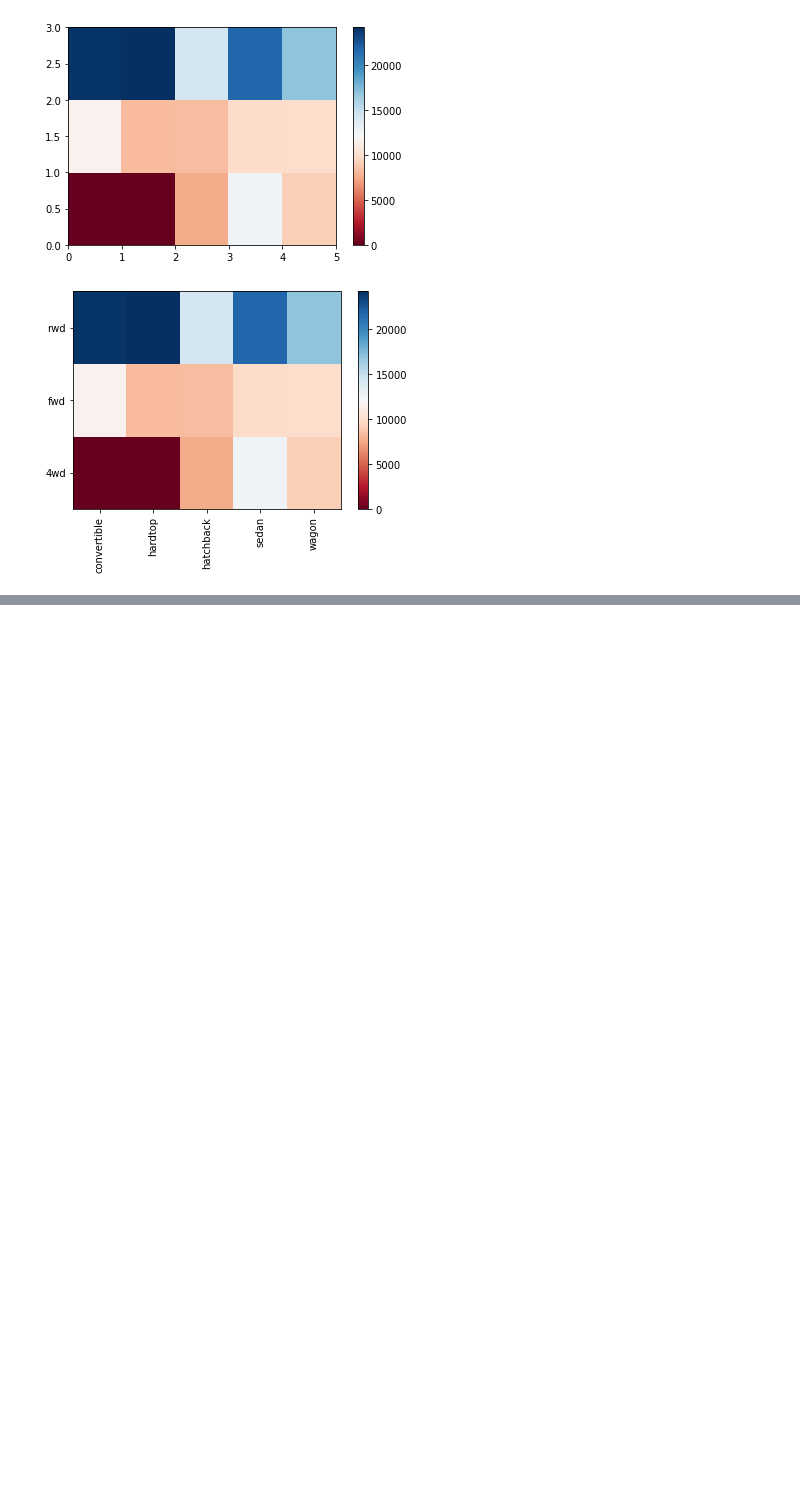
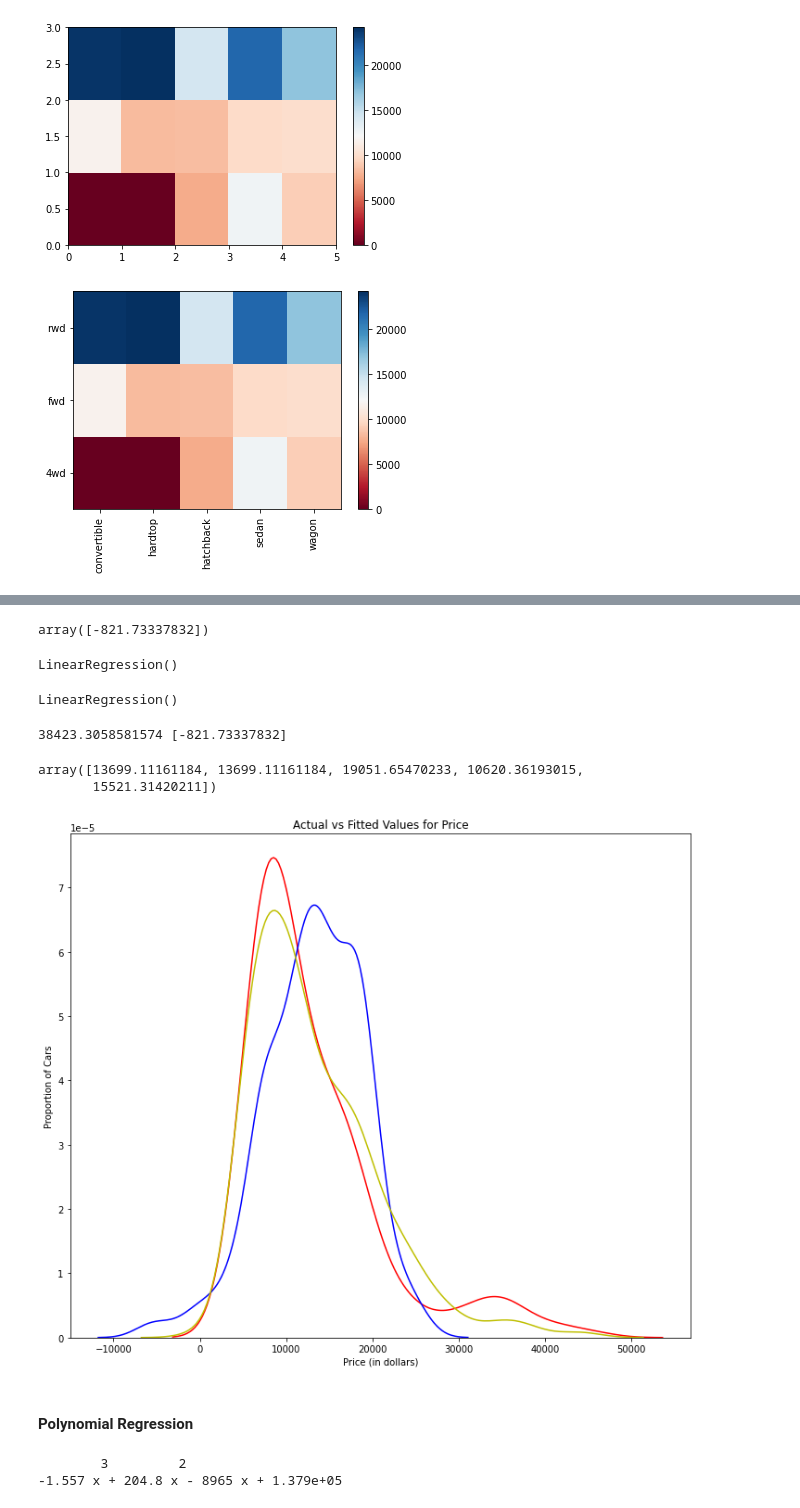
Before and after one commit to nitin-sony/IBM-repo, a Jupyter notebook: predict-price-of-car.ipynb, the cells around one changed output, grey strips where cells are left out. Saved outputs shown, nothing was run; the diff lists cells and outputs as text; code cells hidden in the pictures; blank space fills up the shorter version.

```diff
--- a/predict-price-of-car.ipynb
+++ b/predict-price-of-car.ipynb
@@ -305,0 +508,3 @@ plt.show()
+# %%
+Yhat=lm.predict(X)
+Yhat[0:5]
@@ -305,0 +518,43 @@ plt.show()
+# %%
+lm.coef_
+# %% [output]
+array([-821.73337832])
+# %%
+lm1 = LinearRegression()
+lm1
+# %% [output]
+LinearRegression()
+# %%
+Z = df[['horsepower', 'curb-weight', 'engine-size', 'highway-mpg']]
+lm1.fit(Z, df['price'])
+# %% [output]
+LinearRegression()
+# %%
+print(lm.intercept_, lm.coef_)
+# %% [output]
+38423.3058581574 [-821.73337832]
+# %%
+Zhat=lm1.predict(Z)
+Zhat[0:5]
+# %% [output]
+array([13699.11161184, 13699.11161184, 19051.65470233, 10620.36193015,
+       15521.31420211])
+# %%
+width = 12
+height = 10
+plt.figure(figsize=(width, height))
+
+ax1 = sns.distplot(df['price'], hist=False, color="r", label="Actual Value")
+sns.distplot(Yhat, hist=False, color="b", label="Fitted Values" , ax=ax1)
+sns.distplot(Zhat, hist=False, color="y", label="Fitted Values" , ax=ax1)
+
+plt.title('Actual vs Fitted Values for Price')
+plt.xlabel('Price (in dollars)')
+plt.ylabel('Proportion of Cars')
+
+plt.show()
+plt.close()
+# %% [output]
+[figure, added]
+# %% [markdown]
+#### Polynomial Regression
@@ -305,0 +576,9 @@ plt.show()
+# %%
+x = df['highway-mpg']
+y = df['price']
+f = np.polyfit(x, y, 3)
+p = np.poly1d(f)
+print(p)
+# %% [output]
+        3         2
+-1.557 x + 204.8 x - 8965 x + 1.379e+05
```
Also changed, not shown: parts of 74 cells of this notebook.
